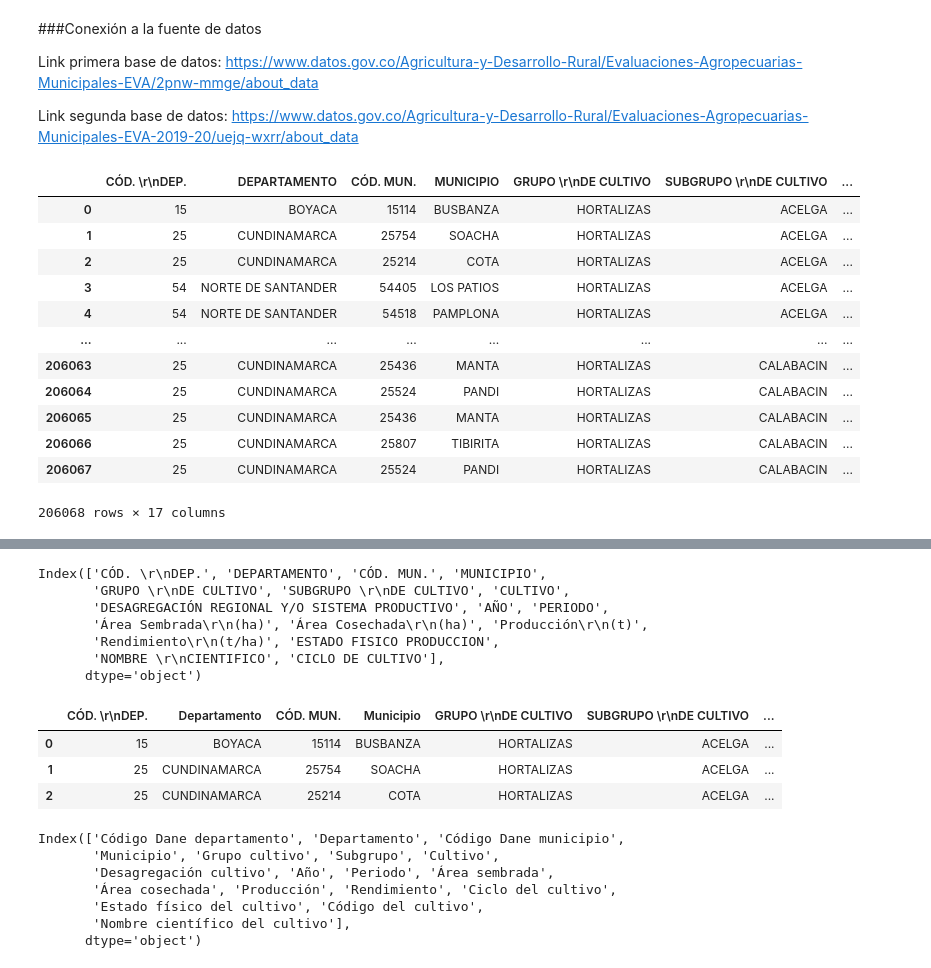
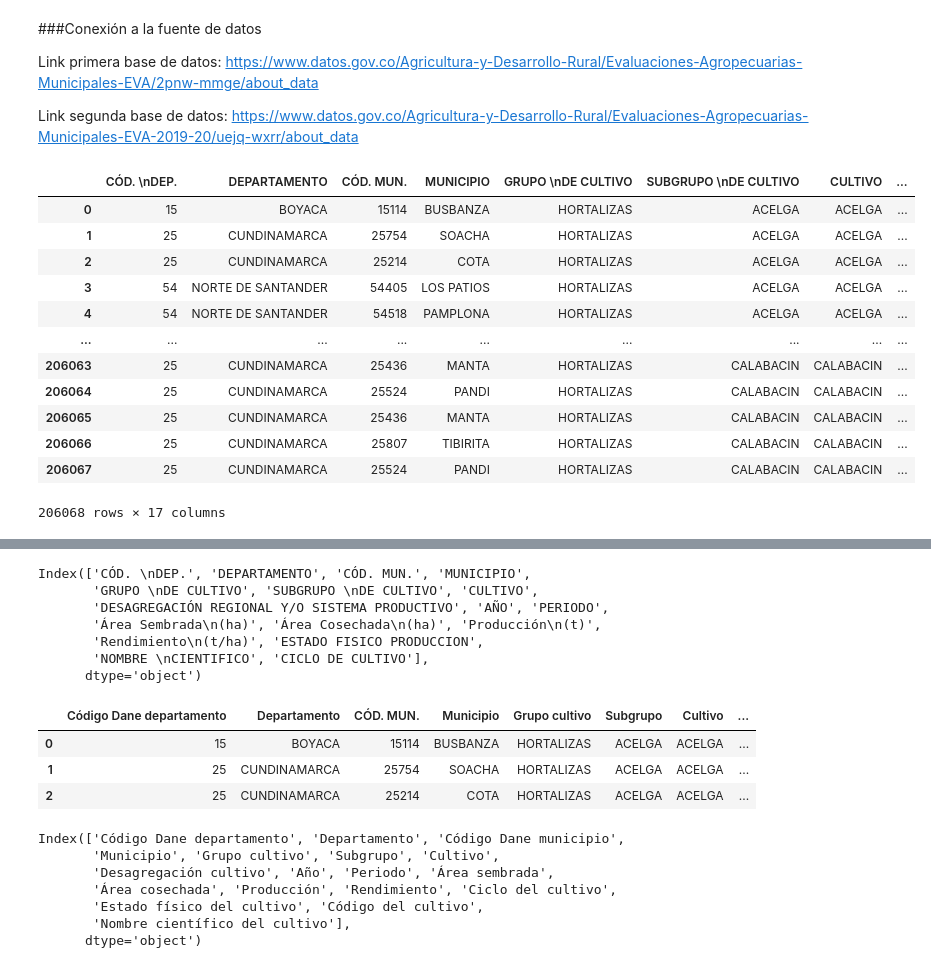
Before and after one commit to Angela-col/Talento-Tech, a Jupyter notebook: Laboratorio_Bootcamp_Agricultura_en_Colombia.ipynb, the cells around one changed output, grey strips where cells are left out. Cells and saved outputs as stored; diff of their text form; code cells hidden in the pictures.

```diff
--- a/Laboratorio_Bootcamp_Agricultura_en_Colombia.ipynb
+++ b/Laboratorio_Bootcamp_Agricultura_en_Colombia.ipynb
@@ -64,19 +64,19 @@ Link primera base de datos: https://www.datos.gov.co/Agricultura-y-Desarrollo-Ru
 Link segunda base de datos: https://www.datos.gov.co/Agricultura-y-Desarrollo-Rural/Evaluaciones-Agropecuarias-Municipales-EVA-2019-20/uejq-wxrr/about_data
 # %%
 # Cargar el primer dataset
-df1 = pd.read_csv("/content/sample_data/Dataframe 1.csv")
+df1 = pd.read_csv("/content/drive/MyDrive/Evaluaciones_Agropecuarias_Municipales_EVA_20240905.csv")
 df1
 # %% [output]
-|  | CÓD. \r\nDEP. | DEPARTAMENTO | CÓD. MUN. | MUNICIPIO | GRUPO \r\nDE CULTIVO | SUBGRUPO \r\nDE CULTIVO | ... |
-| 0 | 15 | BOYACA | 15114 | BUSBANZA | HORTALIZAS | ACELGA | ... |
-| 1 | 25 | CUNDINAMARCA | 25754 | SOACHA | HORTALIZAS | ACELGA | ... |
-| 2 | 25 | CUNDINAMARCA | 25214 | COTA | HORTALIZAS | ACELGA | ... |
-| 3 | 54 | NORTE DE SANTANDER | 54405 | LOS PATIOS | HORTALIZAS | ACELGA | ... |
-| 4 | 54 | NORTE DE SANTANDER | 54518 | PAMPLONA | HORTALIZAS | ACELGA | ... |
-| ... | ... | ... | ... | ... | ... | ... | ... |
-| 206063 | 25 | CUNDINAMARCA | 25436 | MANTA | HORTALIZAS | CALABACIN | ... |
-| 206064 | 25 | CUNDINAMARCA | 25524 | PANDI | HORTALIZAS | CALABACIN | ... |
-| 206065 | 25 | CUNDINAMARCA | 25436 | MANTA | HORTALIZAS | CALABACIN | ... |
-| 206066 | 25 | CUNDINAMARCA | 25807 | TIBIRITA | HORTALIZAS | CALABACIN | ... |
-| 206067 | 25 | CUNDINAMARCA | 25524 | PANDI | HORTALIZAS | CALABACIN | ... |
+|  | CÓD. \nDEP. | DEPARTAMENTO | CÓD. MUN. | MUNICIPIO | GRUPO \nDE CULTIVO | SUBGRUPO \nDE CULTIVO | CULTIVO | ... |
+| 0 | 15 | BOYACA | 15114 | BUSBANZA | HORTALIZAS | ACELGA | ACELGA | ... |
+| 1 | 25 | CUNDINAMARCA | 25754 | SOACHA | HORTALIZAS | ACELGA | ACELGA | ... |
+| 2 | 25 | CUNDINAMARCA | 25214 | COTA | HORTALIZAS | ACELGA | ACELGA | ... |
+| 3 | 54 | NORTE DE SANTANDER | 54405 | LOS PATIOS | HORTALIZAS | ACELGA | ACELGA | ... |
+| 4 | 54 | NORTE DE SANTANDER | 54518 | PAMPLONA | HORTALIZAS | ACELGA | ACELGA | ... |
+| ... | ... | ... | ... | ... | ... | ... | ... | ... |
+| 206063 | 25 | CUNDINAMARCA | 25436 | MANTA | HORTALIZAS | CALABACIN | CALABACIN | ... |
+| 206064 | 25 | CUNDINAMARCA | 25524 | PANDI | HORTALIZAS | CALABACIN | CALABACIN | ... |
+| 206065 | 25 | CUNDINAMARCA | 25436 | MANTA | HORTALIZAS | CALABACIN | CALABACIN | ... |
+| 206066 | 25 | CUNDINAMARCA | 25807 | TIBIRITA | HORTALIZAS | CALABACIN | CALABACIN | ... |
+| 206067 | 25 | CUNDINAMARCA | 25524 | PANDI | HORTALIZAS | CALABACIN | CALABACIN | ... |
 206068 rows × 17 columns
@@ -102,12 +105,12 @@ df2
 # Nombres de las columnas dataframe 1
 df1.columns
 # %% [output]
-Index(['CÓD. \r\nDEP.', 'DEPARTAMENTO', 'CÓD. MUN.', 'MUNICIPIO',
-       'GRUPO \r\nDE CULTIVO', 'SUBGRUPO \r\nDE CULTIVO', 'CULTIVO',
+Index(['CÓD. \nDEP.', 'DEPARTAMENTO', 'CÓD. MUN.', 'MUNICIPIO',
+       'GRUPO \nDE CULTIVO', 'SUBGRUPO \nDE CULTIVO', 'CULTIVO',
        'DESAGREGACIÓN REGIONAL Y/O SISTEMA PRODUCTIVO', 'AÑO', 'PERIODO',
-       'Área Sembrada\r\n(ha)', 'Área Cosechada\r\n(ha)', 'Producción\r\n(t)',
-       'Rendimiento\r\n(t/ha)', 'ESTADO FISICO PRODUCCION',
-       'NOMBRE \r\nCIENTIFICO', 'CICLO DE CULTIVO'],
+       'Área Sembrada\n(ha)', 'Área Cosechada\n(ha)', 'Producción\n(t)',
+       'Rendimiento\n(t/ha)', 'ESTADO FISICO PRODUCCION',
+       'NOMBRE \nCIENTIFICO', 'CICLO DE CULTIVO'],
       dtype='object')
 # %%
 # Cambiar los nombres del DF1 y homologarmos al DF2
@@ -133,10 +136,10 @@ df1 = df1.rename(columns={
 #verificación del DF1
 df1.head(n=3)
 # %% [output]
-|  | CÓD. \r\nDEP. | Departamento | CÓD. MUN. | Municipio | GRUPO \r\nDE CULTIVO | SUBGRUPO \r\nDE CULTIVO | ... |
-| 0 | 15 | BOYACA | 15114 | BUSBANZA | HORTALIZAS | ACELGA | ... |
-| 1 | 25 | CUNDINAMARCA | 25754 | SOACHA | HORTALIZAS | ACELGA | ... |
-| 2 | 25 | CUNDINAMARCA | 25214 | COTA | HORTALIZAS | ACELGA | ... |
+|  | Código Dane departamento | Departamento | CÓD. MUN. | Municipio | Grupo cultivo | Subgrupo | Cultivo | ... |
+| 0 | 15 | BOYACA | 15114 | BUSBANZA | HORTALIZAS | ACELGA | ACELGA | ... |
+| 1 | 25 | CUNDINAMARCA | 25754 | SOACHA | HORTALIZAS | ACELGA | ACELGA | ... |
+| 2 | 25 | CUNDINAMARCA | 25214 | COTA | HORTALIZAS | ACELGA | ACELGA | ... |
 # %%
 # Nombres de las columnas dataframe 2
 df2.columns
```
Also changed, not shown: parts of 4 cells of this notebook.
